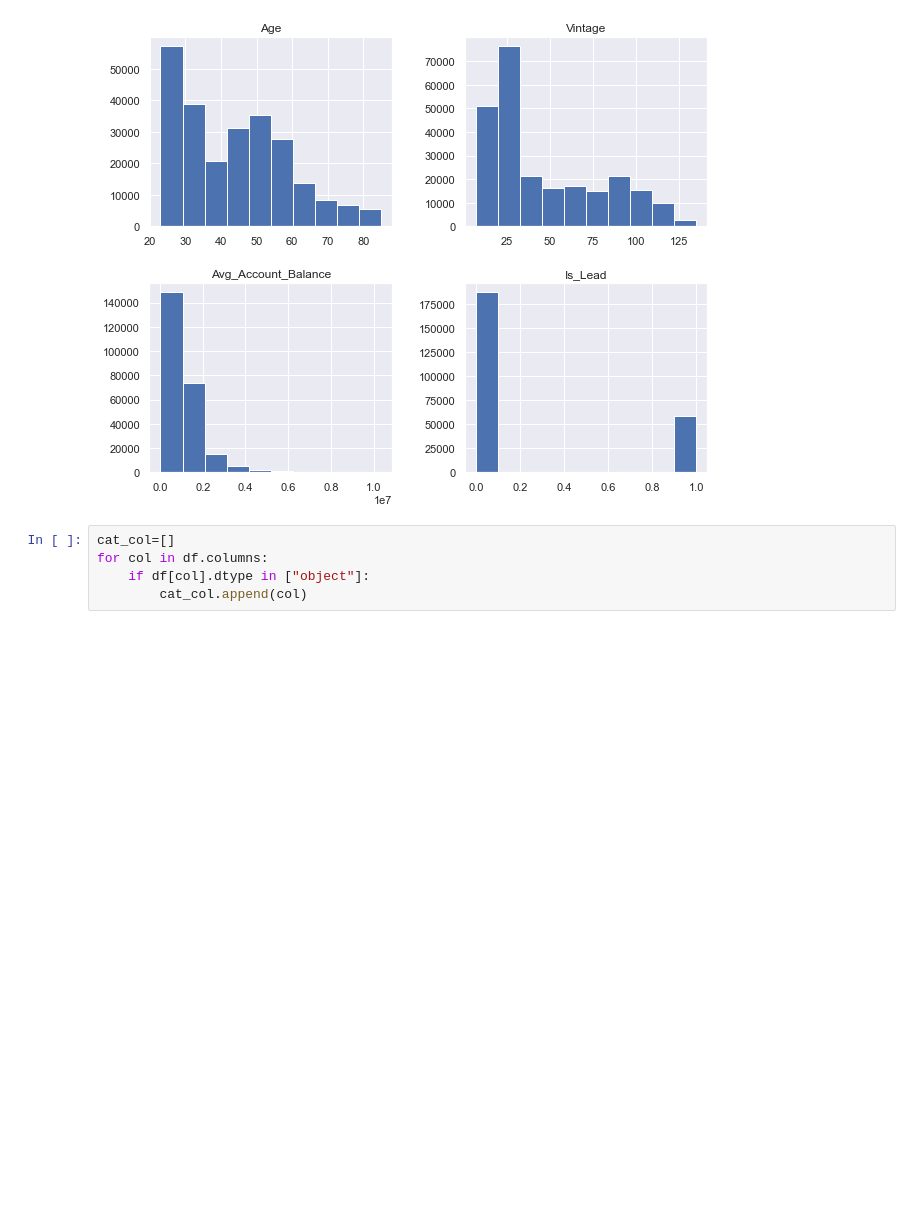
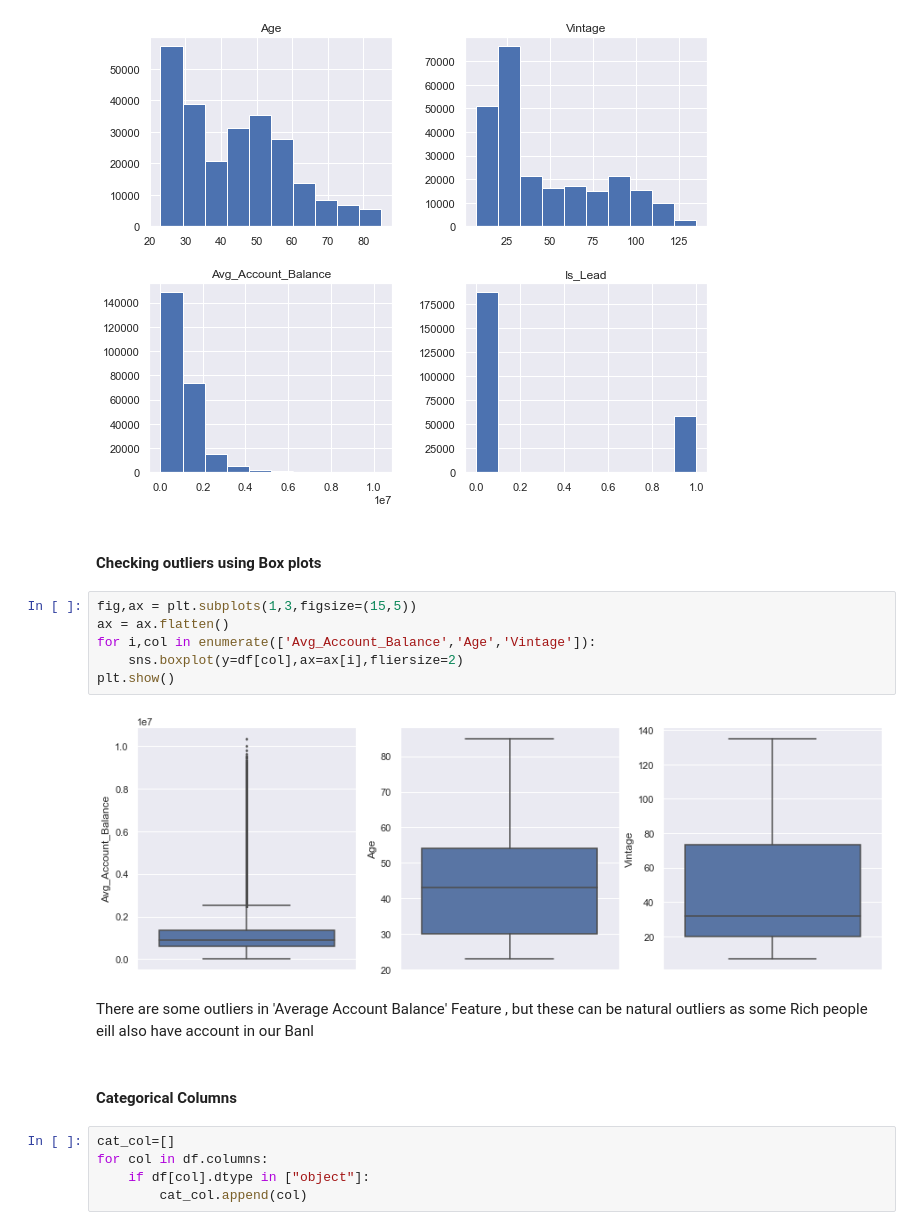
Before and after one commit to akshaydharmik/leads-prediction-for-credit-card-promotions, a Jupyter notebook: leads prediction for credit card promotions.ipynb, the cells around one changed output. Saved outputs shown, nothing was run; the diff lists cells and outputs as text; blank space fills up the shorter version.

```diff
--- a/leads prediction for credit card promotions.ipynb
+++ b/leads prediction for credit card promotions.ipynb
@@ -80,6 +80,20 @@ df.hist(figsize=(10,8))
 plt.show()
 # %% [output]
 [figure]
+# %% [markdown]
+#### Checking outliers using Box plots
+# %%
+fig,ax = plt.subplots(1,3,figsize=(15,5))
+ax = ax.flatten()
+for i,col in enumerate(['Avg_Account_Balance','Age','Vintage']):
+    sns.boxplot(y=df[col],ax=ax[i],fliersize=2)
+plt.show()
+# %% [output]
+[figure, added]
+# %% [markdown]
+There are some outliers in 'Average Account Balance' Feature , but these can be natural outliers as some Rich people eill also have account in our Banl
+# %% [markdown]
+#### Categorical Columns
 # %%
 cat_col=[]
 for col in df.columns:
```
Also changed, not shown: parts of 5 cells of this notebook.
